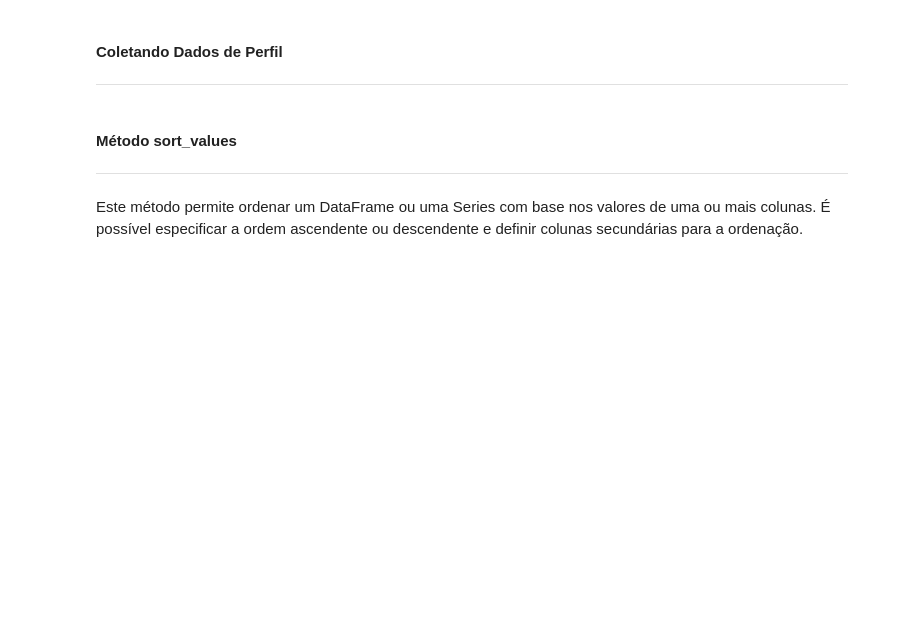
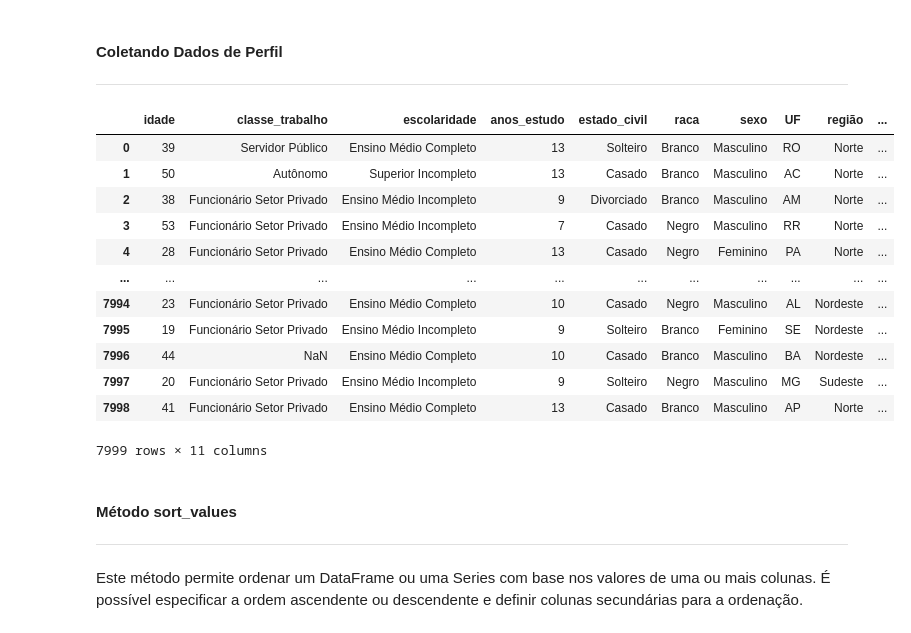
Before and after one commit to moreira-and/learn, a Jupyter notebook: bootcamp_cientista_dados_xpe/references/samples/Manipulação de Dados/src/04 - Ordenação de dados.ipynb, the cells around one changed output. Saved outputs shown, nothing was run; the diff lists cells and outputs as text; code cells hidden in the pictures; blank space fills up the shorter version.

```diff
--- a/bootcamp_cientista_dados_xpe/references/samples/Manipulação de Dados/src/04 - Ordenação de dados.ipynb
+++ b/bootcamp_cientista_dados_xpe/references/samples/Manipulação de Dados/src/04 - Ordenação de dados.ipynb
@@ -18,6 +20,24 @@ Existem várias razões pelas quais a ordenação é importante na análise de d
 # %% [markdown]
 #### Coletando Dados de Perfil
 ***
+# %%
+df = pd.read_csv(r'..\datasets\perfil_clientes.csv', sep = ';')
+# %%
+df
+# %% [output]
+|  | idade | classe_trabalho | escolaridade | anos_estudo | estado_civil | raca | sexo | UF | região | ... |
+| 0 | 39 | Servidor Público | Ensino Médio Completo | 13 | Solteiro | Branco | Masculino | RO | Norte | ... |
+| 1 | 50 | Autônomo | Superior Incompleto | 13 | Casado | Branco | Masculino | AC | Norte | ... |
+| 2 | 38 | Funcionário Setor Privado | Ensino Médio Incompleto | 9 | Divorciado | Branco | Masculino | AM | Norte | ... |
+| 3 | 53 | Funcionário Setor Privado | Ensino Médio Incompleto | 7 | Casado | Negro | Masculino | RR | Norte | ... |
+| 4 | 28 | Funcionário Setor Privado | Ensino Médio Completo | 13 | Casado | Negro | Feminino | PA | Norte | ... |
+| ... | ... | ... | ... | ... | ... | ... | ... | ... | ... | ... |
+| 7994 | 23 | Funcionário Setor Privado | Ensino Médio Completo | 10 | Casado | Negro | Masculino | AL | Nordeste | ... |
+| 7995 | 19 | Funcionário Setor Privado | Ensino Médio Incompleto | 9 | Solteiro | Branco | Feminino | SE | Nordeste | ... |
+| 7996 | 44 | NaN | Ensino Médio Completo | 10 | Casado | Branco | Masculino | BA | Nordeste | ... |
+| 7997 | 20 | Funcionário Setor Privado | Ensino Médio Incompleto | 9 | Solteiro | Negro | Masculino | MG | Sudeste | ... |
+| 7998 | 41 | Funcionário Setor Privado | Ensino Médio Completo | 13 | Casado | Branco | Masculino | AP | Norte | ... |
+7999 rows × 11 columns
 # %% [markdown]
 #### Método sort_values
 ***
```
Also changed, not shown: parts of 6 cells of this notebook, 3 other files.
